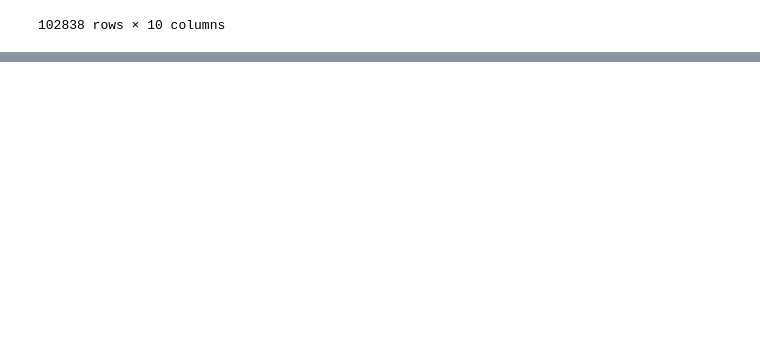
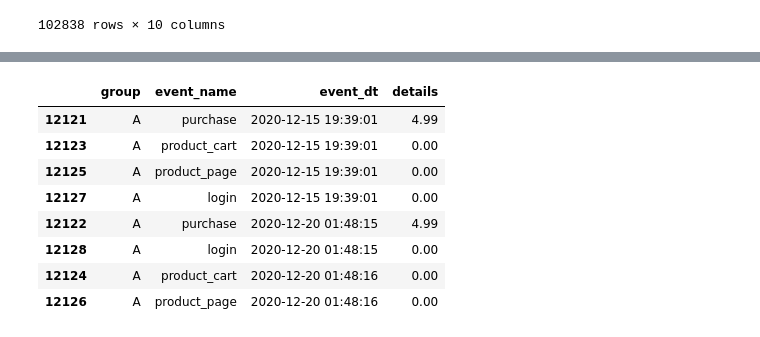
Before and after one commit to Alop89/integral_project, a Jupyter notebook: a_b_test/a_b_test.ipynb, the cells around one changed output, grey strips where cells are left out. Drawn from its saved outputs; the diff is of its cells as text; code cells hidden in the pictures; blank space fills up the shorter version.

```diff
--- a/a_b_test/a_b_test.ipynb
+++ b/a_b_test/a_b_test.ipynb
@@ -602 +648,15 @@ Name: count, dtype: int64
+# %%
+# Revisión de eventos por algunos ususarios para comprender su comportamiento
+
+data_filtered_day.query("user_id == '333573EACB3B40A8'")[['group','event_name', 'event_dt', 'details']].sort_values(by='event_dt')
+# %% [output]
+|  | group | event_name | event_dt | details |
+| 12121 | A | purchase | 2020-12-15 19:39:01 | 4.99 |
+| 12123 | A | product_cart | 2020-12-15 19:39:01 | 0.00 |
+| 12125 | A | product_page | 2020-12-15 19:39:01 | 0.00 |
+| 12127 | A | login | 2020-12-15 19:39:01 | 0.00 |
+| 12122 | A | purchase | 2020-12-20 01:48:15 | 4.99 |
+| 12128 | A | login | 2020-12-20 01:48:15 | 0.00 |
+| 12124 | A | product_cart | 2020-12-20 01:48:16 | 0.00 |
+| 12126 | A | product_page | 2020-12-20 01:48:16 | 0.00 |
 # %%
```
Also changed, not shown: parts of 18 cells of this notebook.
